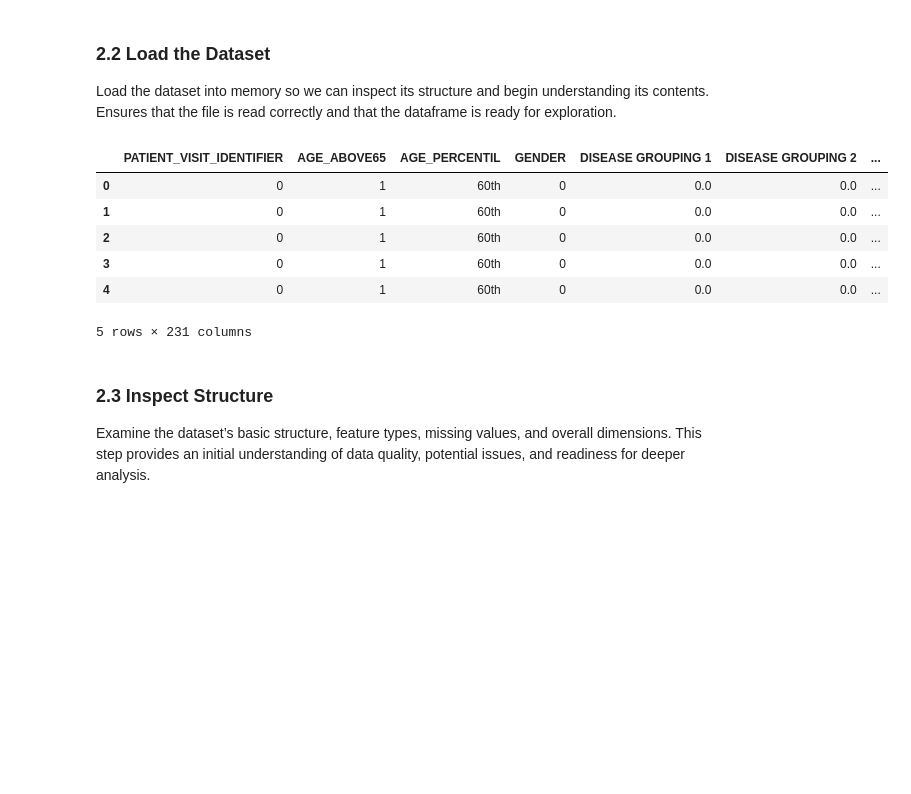
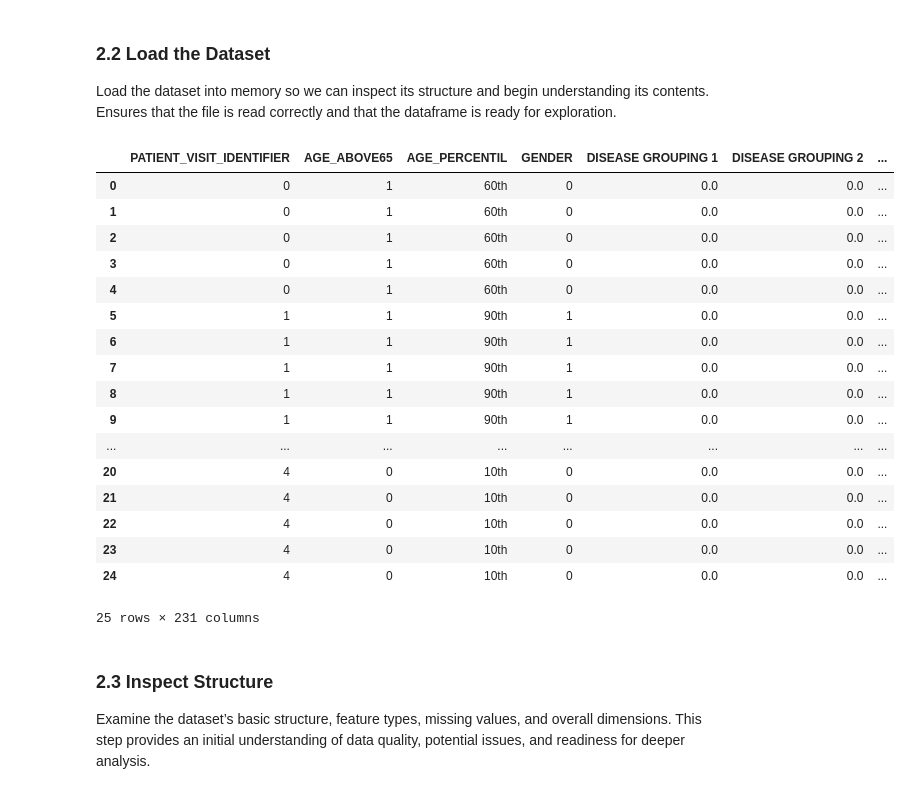
Before and after one commit to randel-bjorkquist/jupyter-notebooks-vscode, a Jupyter notebook: Project4_CapstoneProject_Analyzing_COVID19_Pandemic.ipynb, the cells around one changed output. Saved outputs shown, nothing was run; the diff lists cells and outputs as text; code cells hidden in the pictures; blank space fills up the shorter version.

```diff
--- a/Project4_CapstoneProject_Analyzing_COVID19_Pandemic.ipynb
+++ b/Project4_CapstoneProject_Analyzing_COVID19_Pandemic.ipynb
@@ -51,24 +51,35 @@ Load the dataset into memory so we can inspect its structure and begin understan
 # %%
 # load necessary libraries ...
 import numpy as np
 import pandas as pd
 import matplotlib.pyplot as plt
 import seaborn as sns
 
 # Set default plotting style
 sns.set_theme(style="whitegrid")
 
 # Load dataset (update path if needed)
 df = pd.read_excel("./data/Kaggle_Sirio_Libanes_ICU_Prediction.xlsx")
-df.head(5)
+df.head(25)
 # %% [output]
 |  | PATIENT_VISIT_IDENTIFIER | AGE_ABOVE65 | AGE_PERCENTIL | GENDER | DISEASE GROUPING 1 | DISEASE GROUPING 2 | ... |
 | 0 | 0 | 1 | 60th | 0 | 0.0 | 0.0 | ... |
 | 1 | 0 | 1 | 60th | 0 | 0.0 | 0.0 | ... |
 | 2 | 0 | 1 | 60th | 0 | 0.0 | 0.0 | ... |
 | 3 | 0 | 1 | 60th | 0 | 0.0 | 0.0 | ... |
 | 4 | 0 | 1 | 60th | 0 | 0.0 | 0.0 | ... |
+| 5 | 1 | 1 | 90th | 1 | 0.0 | 0.0 | ... |
+| 6 | 1 | 1 | 90th | 1 | 0.0 | 0.0 | ... |
+| 7 | 1 | 1 | 90th | 1 | 0.0 | 0.0 | ... |
+| 8 | 1 | 1 | 90th | 1 | 0.0 | 0.0 | ... |
+| 9 | 1 | 1 | 90th | 1 | 0.0 | 0.0 | ... |
+| ... | ... | ... | ... | ... | ... | ... | ... |
+| 20 | 4 | 0 | 10th | 0 | 0.0 | 0.0 | ... |
+| 21 | 4 | 0 | 10th | 0 | 0.0 | 0.0 | ... |
+| 22 | 4 | 0 | 10th | 0 | 0.0 | 0.0 | ... |
+| 23 | 4 | 0 | 10th | 0 | 0.0 | 0.0 | ... |
+| 24 | 4 | 0 | 10th | 0 | 0.0 | 0.0 | ... |
-5 rows × 231 columns
+25 rows × 231 columns
 # %% [markdown]
 ### 2.3 Inspect Structure
 Examine the dataset’s basic structure, feature types, missing values, and overall dimensions. This step provides an initial understanding of data quality, potential issues, and readiness for deeper analysis.
```
Also changed, not shown: parts of 1 cell of this notebook, 7 other files.
